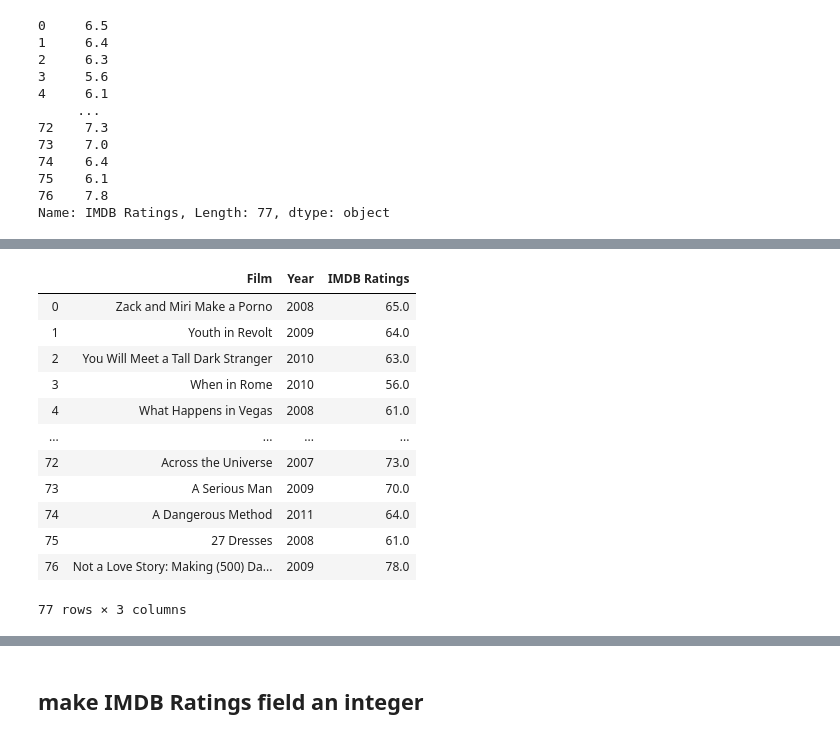
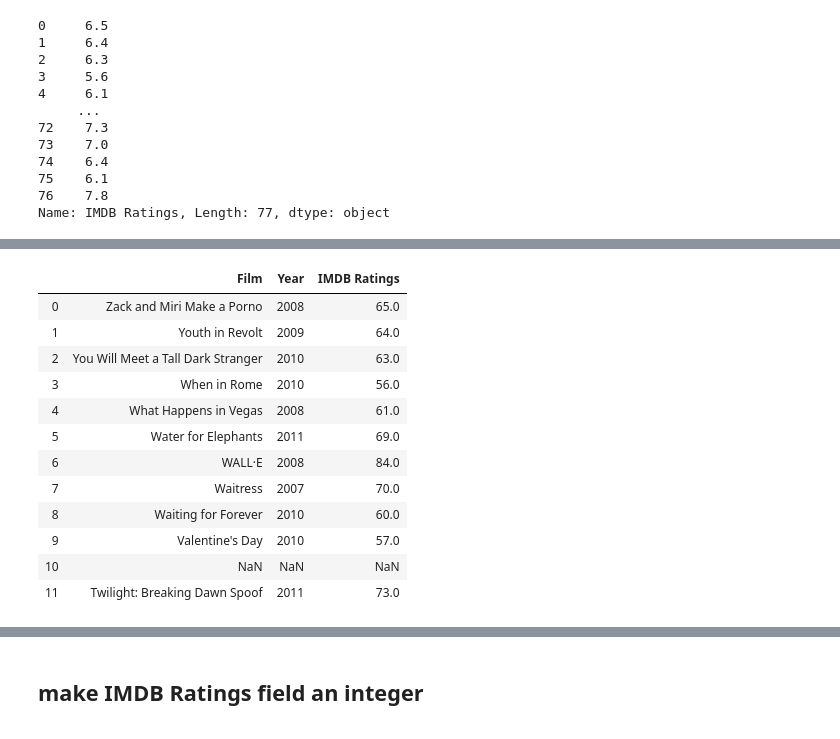
Before and after one commit to ryanporritt/Project2, a Jupyter notebook: ETL_Project.ipynb, the cells around one changed output, grey strips where cells are left out. Cells and saved outputs as stored; diff of their text form; code cells hidden in the pictures.

```diff
--- a/ETL_Project.ipynb
+++ b/ETL_Project.ipynb
@@ -25,3 +25,6 @@ new_movie_data_df.head()
 | 2 | You Will Meet a Tall Dark Stranger | 2010 | 43 |
 | 3 | When in Rome | 2010 | 15 |
 | 4 | What Happens in Vegas | 2008 | 28 |
+# %%
+new_movie_data_df = new_movie_data_df.rename(columns={"Rotten Tomatoes %":"Rotten Tomatoes Ratings"})
+new_movie_data_df
@@ -212,18 +211,18 @@ pd.to_numeric(s)
 # %%
 film_data_df["IMDB Ratings"] = film_data_df["IMDB Ratings"].astype(float)
 film_data_df["IMDB Ratings"] = film_data_df["IMDB Ratings"] * 10
-film_data_df
+film_data_df.head(12)
 # %% [output]
 |  | Film | Year | IMDB Ratings |
 | 0 | Zack and Miri Make a Porno | 2008 | 65.0 |
 | 1 | Youth in Revolt | 2009 | 64.0 |
 | 2 | You Will Meet a Tall Dark Stranger | 2010 | 63.0 |
 | 3 | When in Rome | 2010 | 56.0 |
 | 4 | What Happens in Vegas | 2008 | 61.0 |
-| ... | ... | ... | ... |
-| 72 | Across the Universe | 2007 | 73.0 |
-| 73 | A Serious Man | 2009 | 70.0 |
-| 74 | A Dangerous Method | 2011 | 64.0 |
-| 75 | 27 Dresses | 2008 | 61.0 |
-| 76 | Not a Love Story: Making (500) Da... | 2009 | 78.0 |
+| 5 | Water for Elephants | 2011 | 69.0 |
+| 6 | WALL·E | 2008 | 84.0 |
+| 7 | Waitress | 2007 | 70.0 |
+| 8 | Waiting for Forever | 2010 | 60.0 |
+| 9 | Valentine's Day | 2010 | 57.0 |
+| 10 | NaN | NaN | NaN |
+| 11 | Twilight: Breaking Dawn Spoof | 2011 | 73.0 |
-77 rows × 3 columns
```
Also changed, not shown: parts of 7 cells of this notebook.
